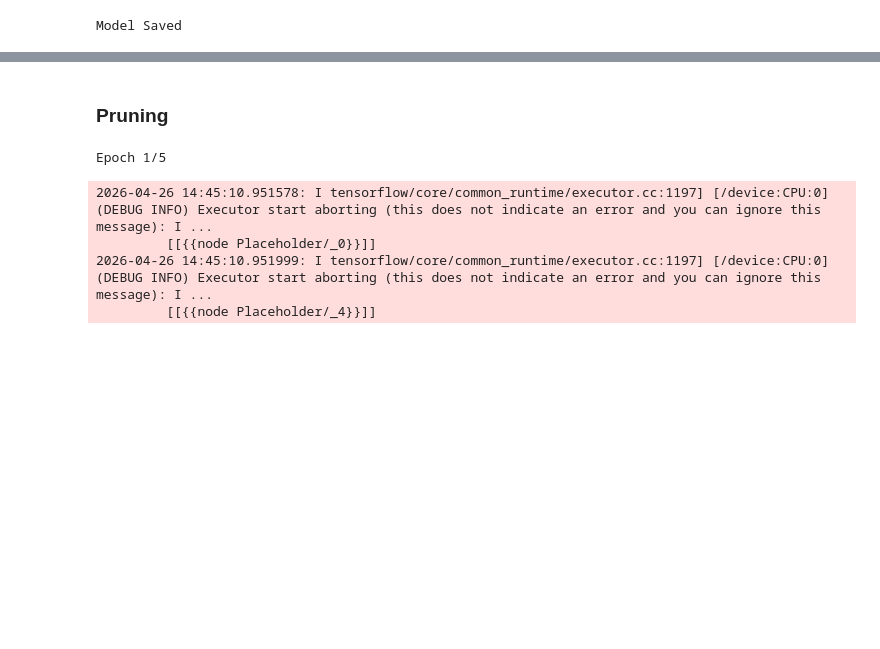
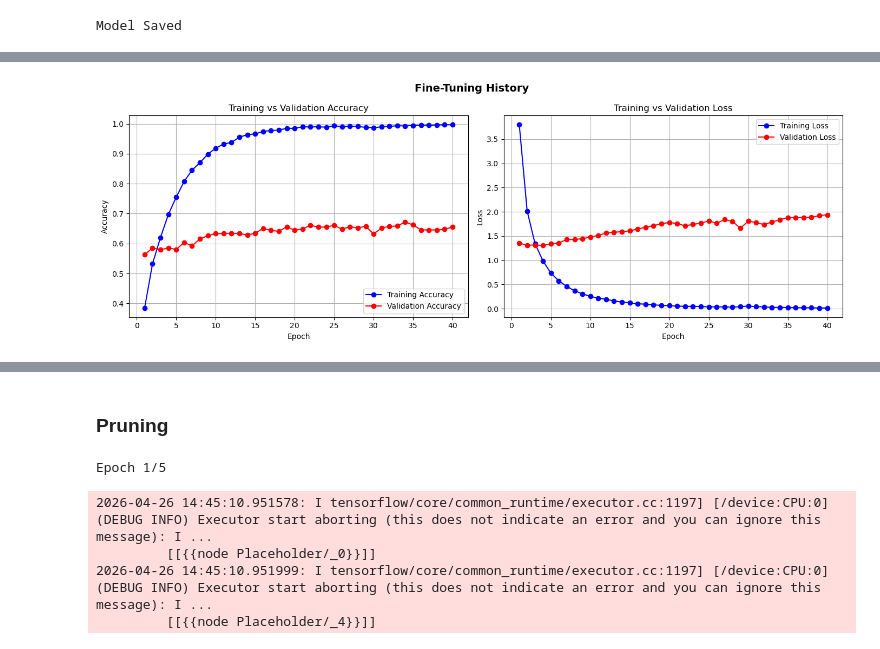
Before and after one commit to hrithik-sharma-25268023/waste-classification-system-II, a Jupyter notebook: notebooks/004-MobileNetV2Model.ipynb, the cells around one changed output, grey strips where cells are left out. Cells and saved outputs as stored; diff of their text form; code cells hidden in the pictures; blank space fills up the shorter version.

Commit message:
code for graphs and confusion matrix

```diff
--- a/notebooks/004-MobileNetV2Model.ipynb
+++ b/notebooks/004-MobileNetV2Model.ipynb
@@ -150,7 +161,7 @@ Epoch 20/20
 # %% [markdown]
 ### train test and split
 # %%
-DATASET_PATH = "/mnt/d/waste-classification-system-II/resized_dataset"
+DATASET_PATH = "../resized_dataset/"
 
 IMG_SIZE = (64, 64)
 BATCH_SIZE = 32
@@ -216,7 +227,7 @@ model = tf.keras.Sequential([
 ])
 
 model.compile(
-    optimizer=tf.keras.optimizers.Adam(0.001),
+    optimizer=tf.keras.optimizers.legacy.Adam(0.001),
     loss="sparse_categorical_crossentropy",
     metrics=["accuracy"]
 )
@@ -299,7 +297,7 @@ for layer in base_model.layers[:-60]:
     layer.trainable = False
 # %%
 model.compile(
-    optimizer=tf.keras.optimizers.Adam(learning_rate=5e-5),
+    optimizer=tf.keras.optimizers.legacy.Adam(learning_rate=5e-5),
     loss="sparse_categorical_crossentropy",
     metrics=["accuracy"]
 )
@@ -330,3 +328,36 @@ Epoch 40/40
+# %%
+acc = history_fine.history['accuracy']
+val_acc = history_fine.history['val_accuracy']
+loss = history_fine.history['loss']
+val_loss = history_fine.history['val_loss']
+
+epochs = range(1, len(acc) + 1)
+
+fig, (ax1, ax2) = plt.subplots(1, 2, figsize=(14, 5))
+
+# Accuracy
+ax1.plot(epochs, acc, 'b-o', label='Training Accuracy')
+ax1.plot(epochs, val_acc, 'r-o', label='Validation Accuracy')
+ax1.set_title('Training vs Validation Accuracy')
+ax1.set_xlabel('Epoch')
+ax1.set_ylabel('Accuracy')
+ax1.legend()
+ax1.grid(True)
+
+# Loss
+ax2.plot(epochs, loss, 'b-o', label='Training Loss')
+ax2.plot(epochs, val_loss, 'r-o', label='Validation Loss')
+ax2.set_title('Training vs Validation Loss')
+ax2.set_xlabel('Epoch')
+ax2.set_ylabel('Loss')
+ax2.legend()
+ax2.grid(True)
+
+plt.suptitle('Fine-Tuning History', fontsize=14, fontweight='bold')
+plt.tight_layout()
+plt.show()
+# %% [output]
+[figure, added]
 # %%
 val_loss, val_acc = model.evaluate(val_ds)
 print("Validation Accuracy:", val_acc)
```
Also changed, not shown: parts of 18 cells of this notebook, 2 other files.
